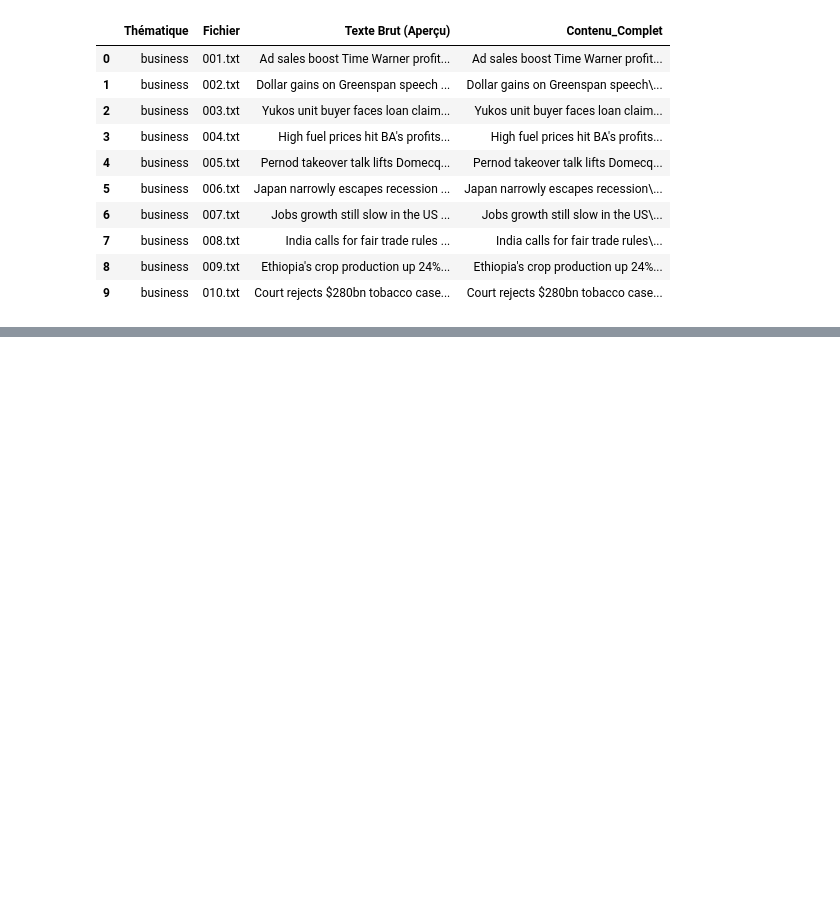
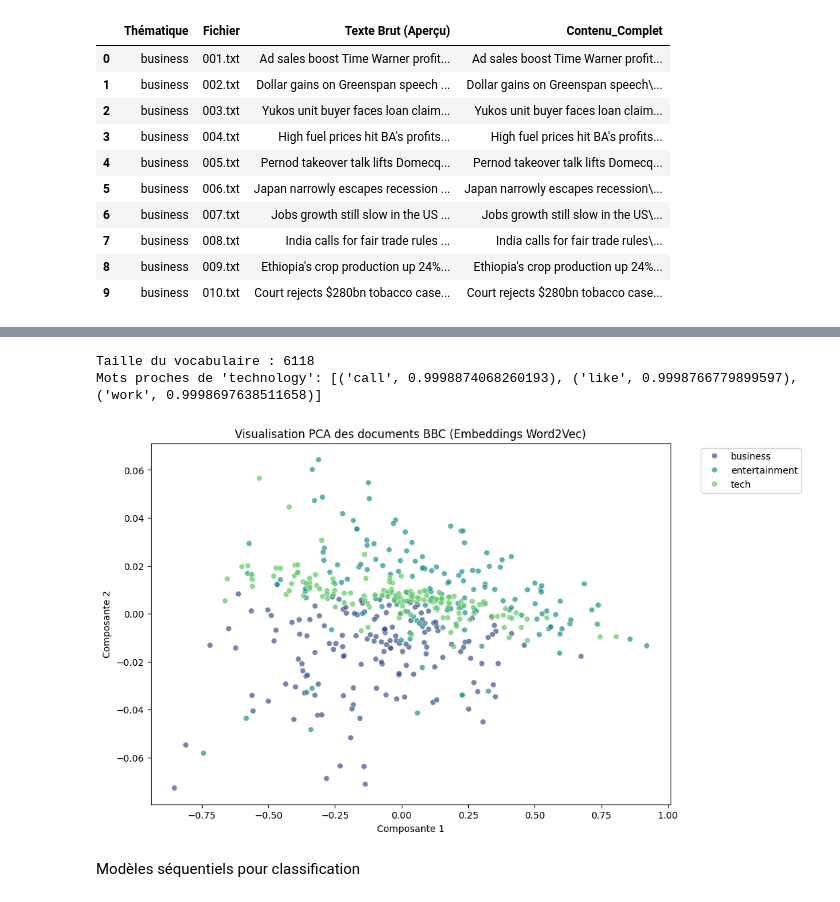
Before and after one commit to iswat-portefolio/projet_nlp, a Jupyter notebook: Untitled24.ipynb, the cells around one changed output, grey strips where cells are left out. Cells and saved outputs as stored; diff of their text form; code cells hidden in the pictures; blank space fills up the shorter version.

```diff
--- a/Untitled24.ipynb
+++ b/Untitled24.ipynb
@@ -115,3 +115,60 @@ display(df_bbc.head(10)) # Si vous êtes dans un Notebook
 | 7 | business | 008.txt | India calls for fair trade rules ... | India calls for fair trade rules\... | india call fair trade rule india ... | [{'mot': 'India', 'pos': 'PROPN',... |
 | 8 | business | 009.txt | Ethiopia's crop production up 24%... | Ethiopia's crop production up 24%... | ethiopia s crop production ethiop... | [{'mot': 'Ethiopia', 'pos': 'PROP... |
 | 9 | business | 010.txt | Court rejects $280bn tobacco case... | Court rejects $280bn tobacco case... | court reject bn tobacco case gove... | [{'mot': 'Court', 'pos': 'NOUN', ... |
+# %%
+#1. Entraînement des Embeddings (Word2Vec)
+from gensim.models import Word2Vec
+import numpy as np
+
+# Préparation des données : transformer chaque chaîne de lemmes en liste de mots
+sentences = [doc.split() for doc in df_bbc['Texte_Nettoye']]
+
+# Entraînement du modèle Word2Vec
+# vector_size=100 : chaque mot sera représenté par un vecteur de 100 dimensions
+model_w2v = Word2Vec(sentences, vector_size=100, window=5, min_count=2, workers=4)
+
+print(f"Taille du vocabulaire : {len(model_w2v.wv)}")
+# Exemple : trouver les mots les plus proches de 'technology'
+if 'technology' in model_w2v.wv:
+    print("Mots proches de 'technology':", model_w2v.wv.most_similar('technology', topn=3))
+# %% [output]
+Taille du vocabulaire : 6118
+Mots proches de 'technology': [('call', 0.9998874068260193), ('like', 0.9998766779899597), ('work', 0.9998697638511658)]
+# %%
+#2. Création d'embeddings de documents
+def document_vector(doc_tokens, model):
+    # Filtrer les mots qui ne sont pas dans le vocabulaire Word2Vec
+    mots_valides = [word for word in doc_tokens if word in model.wv]
+    if not mots_valides:
+        return np.zeros(model.vector_size)
+    # Faire la moyenne des vecteurs de mots
+    return np.mean(model.wv[mots_valides], axis=0)
+
+# Appliquer à tout le dataframe
+df_bbc['Doc_Vector'] = df_bbc['Texte_Nettoye'].apply(lambda x: document_vector(x.split(), model_w2v))
+# %%
+#3. Visualisation avec PCA (Réduction de dimension)
+import matplotlib.pyplot as plt
+from sklearn.decomposition import PCA
+import seaborn as sns
+
+# Préparation des données pour PCA
+X = np.stack(df_bbc['Doc_Vector'].values)
+y = df_bbc['Thématique']
+
+# Réduction à 2 composantes
+pca = PCA(n_components=2)
+X_pca = pca.fit_transform(X)
+
+# Affichage graphique
+plt.figure(figsize=(10, 7))
+sns.scatterplot(x=X_pca[:, 0], y=X_pca[:, 1], hue=y, palette='viridis', alpha=0.7)
+plt.title("Visualisation PCA des documents BBC (Embeddings Word2Vec)")
+plt.xlabel("Composante 1")
+plt.ylabel("Composante 2")
+plt.legend(bbox_to_anchor=(1.05, 1), loc='upper left')
+plt.show()
+# %% [output]
+[figure, added]
+# %% [markdown]
+Modèles séquentiels pour classification
```
Also changed, not shown: parts of 23 cells of this notebook.
